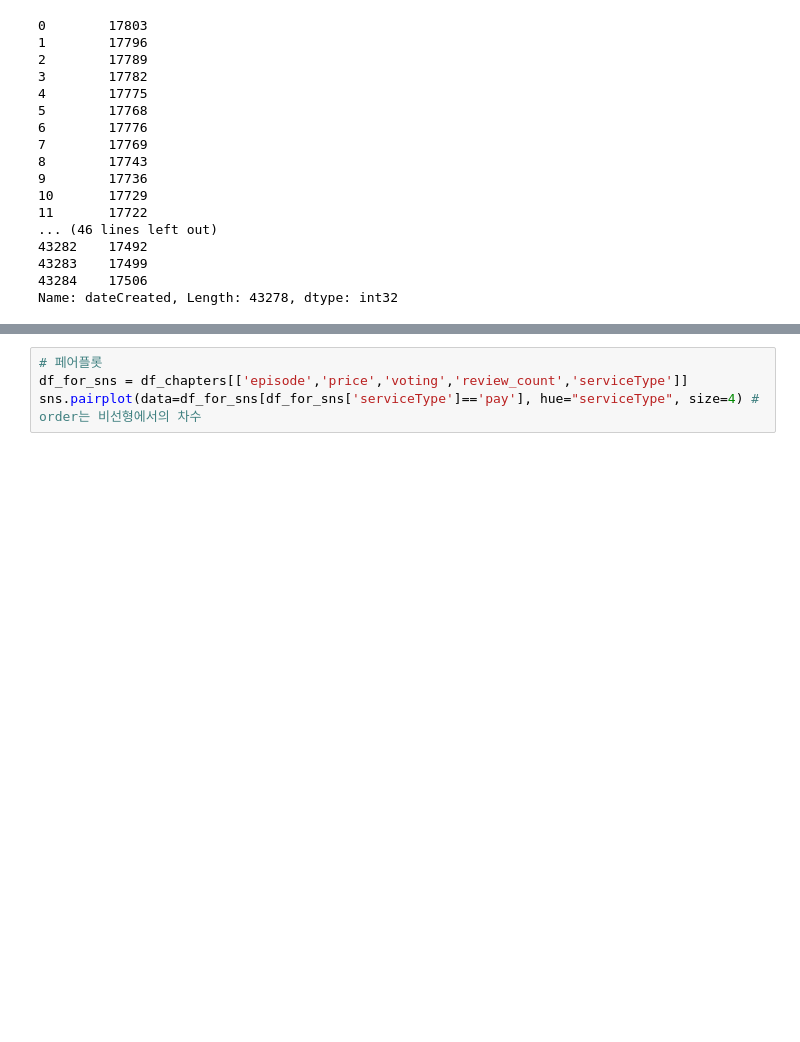
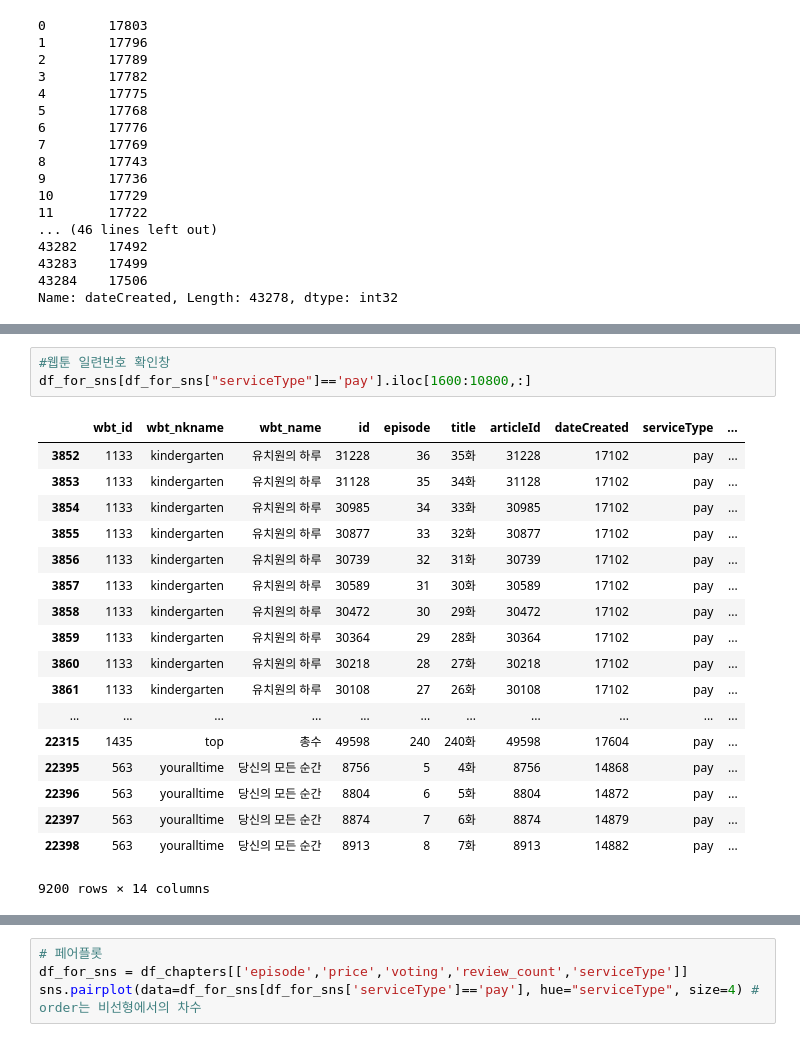
Before and after one commit to brightscannon/Webtoon_recommand_system, a Jupyter notebook: 1_Daum_EDA.ipynb, the cells around one changed output, grey strips where cells are left out. Saved outputs shown, nothing was run; the diff lists cells and outputs as text; blank space fills up the shorter version.

```diff
--- a/1_Daum_EDA.ipynb
+++ b/1_Daum_EDA.ipynb
@@ -553,2 +542,24 @@ df_for_sns[df_for_sns["serviceType"]=='pay'].iloc[1300:11100,:]
+# %%
+#웹툰 일련번호 확인창
+df_for_sns[df_for_sns["serviceType"]=='pay'].iloc[1600:10800,:]
+# %% [output]
+|  | wbt_id | wbt_nkname | wbt_name | id | episode | title | articleId | dateCreated | serviceType | ... |
+| 3852 | 1133 | kindergarten | 유치원의 하루 | 31228 | 36 | 35화 | 31228 | 17102 | pay | ... |
+| 3853 | 1133 | kindergarten | 유치원의 하루 | 31128 | 35 | 34화 | 31128 | 17102 | pay | ... |
+| 3854 | 1133 | kindergarten | 유치원의 하루 | 30985 | 34 | 33화 | 30985 | 17102 | pay | ... |
+| 3855 | 1133 | kindergarten | 유치원의 하루 | 30877 | 33 | 32화 | 30877 | 17102 | pay | ... |
+| 3856 | 1133 | kindergarten | 유치원의 하루 | 30739 | 32 | 31화 | 30739 | 17102 | pay | ... |
+| 3857 | 1133 | kindergarten | 유치원의 하루 | 30589 | 31 | 30화 | 30589 | 17102 | pay | ... |
+| 3858 | 1133 | kindergarten | 유치원의 하루 | 30472 | 30 | 29화 | 30472 | 17102 | pay | ... |
+| 3859 | 1133 | kindergarten | 유치원의 하루 | 30364 | 29 | 28화 | 30364 | 17102 | pay | ... |
+| 3860 | 1133 | kindergarten | 유치원의 하루 | 30218 | 28 | 27화 | 30218 | 17102 | pay | ... |
+| 3861 | 1133 | kindergarten | 유치원의 하루 | 30108 | 27 | 26화 | 30108 | 17102 | pay | ... |
+| ... | ... | ... | ... | ... | ... | ... | ... | ... | ... | ... |
+| 22315 | 1435 | top | 총수 | 49598 | 240 | 240화 | 49598 | 17604 | pay | ... |
+| 22395 | 563 | youralltime | 당신의 모든 순간 | 8756 | 5 | 4화 | 8756 | 14868 | pay | ... |
+| 22396 | 563 | youralltime | 당신의 모든 순간 | 8804 | 6 | 5화 | 8804 | 14872 | pay | ... |
+| 22397 | 563 | youralltime | 당신의 모든 순간 | 8874 | 7 | 6화 | 8874 | 14879 | pay | ... |
+| 22398 | 563 | youralltime | 당신의 모든 순간 | 8913 | 8 | 7화 | 8913 | 14882 | pay | ... |
+9200 rows × 14 columns
 # %%
 # 리뷰카운트 vs 생성일자(==거의 회차순)
```
Also changed, not shown: parts of 5 cells of this notebook.
